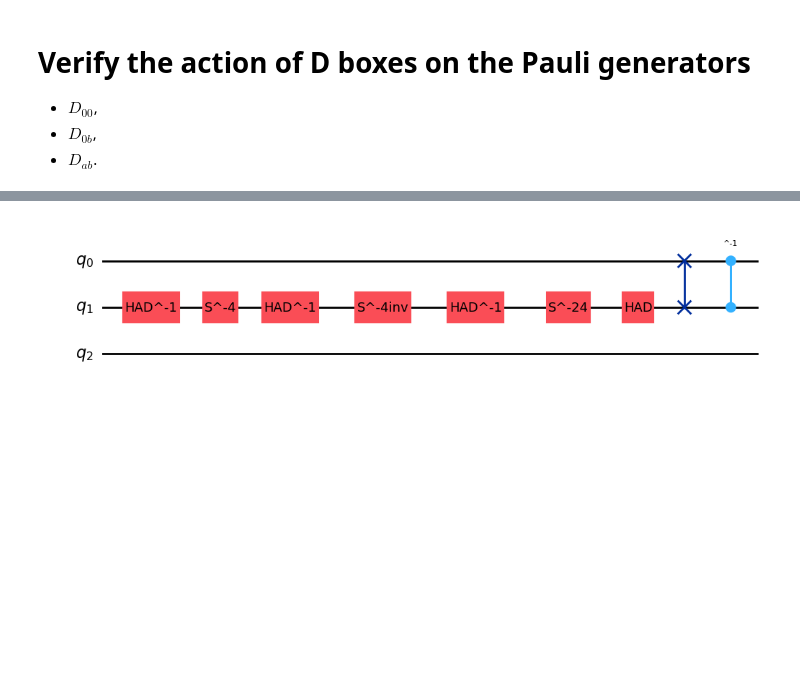
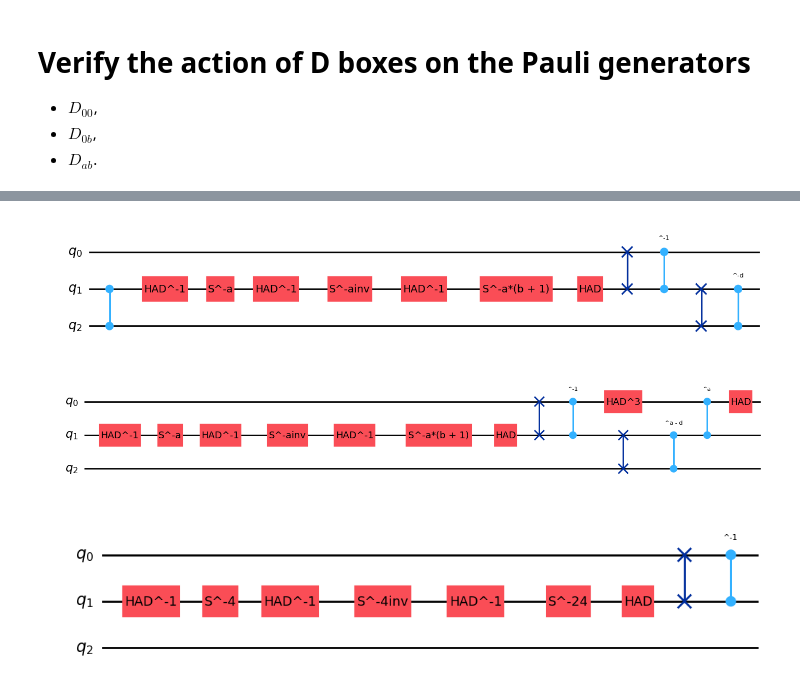
Before and after one commit to SarahMMMLi/QuditClifford, a Jupyter notebook: notebooks/BoxRelation-Soundness.ipynb, the cells around one changed output, grey strips where cells are left out. Drawn from its saved outputs; the diff is of its cells as text; code cells hidden in the pictures; blank space fills up the shorter version.

```diff
--- a/notebooks/BoxRelation-Soundness.ipynb
+++ b/notebooks/BoxRelation-Soundness.ipynb
@@ -471,5 +921,7 @@ def instantiate_D_box(a, b, j, k, n, p):
 # %%
 from dizx.circuit.gates import CZ, CX, HAD, S#, Z, X
+
+
 a = symbols("a")
 b = symbols("b")
 c = symbols("c")
@@ -487,52 +939,38 @@ D0dminusa_12 = instantiate_D_box(0, d-a, j=1, k=2, n=3, p=23)
 Dcd_12 = instantiate_D_box(c, d, j=1, k=2, n=3, p=23)
 Dabminusc_01 = instantiate_D_box(a, b-c, j=0, k=1, n=3, p=23)
 Dcdminusa_12 = instantiate_D_box(c, d-a, j=1, k=2, n=3, p=23)
 
 BR63lhs = dizx.Circuit(qudit_amount=3, dim=p)
 BR63rhs = dizx.Circuit(qudit_amount=3, dim=p)
 BR63lhs += CZ(1,2) + D0b_01 + D0d_12
 BR63rhs += D0b_01 + D0d_12 + CZ(0,1)
 
 BR64lhs = dizx.Circuit(qudit_amount=3, dim=p)
 BR64rhs = dizx.Circuit(qudit_amount=3, dim=p)
 BR64lhs += CZ(1,2) + D0b_01 + Dcd_12
 BR64rhs += D0bminusc_01 + Dcd_12 + HAD(1)**3 + CZ(0,1) ** c + HAD(1)
 
 BR65lhs = dizx.Circuit(qudit_amount=3, dim=p)
 BR65rhs = dizx.Circuit(qudit_amount=3, dim=p)
 BR65lhs += CZ(1,2) + Dab_01 + D0d_12
 BR65rhs += Dab_01 + D0dminusa_12 + HAD(0)**3 + CZ(0,1) ** a + HAD(0)
+display(BR65lhs.draw())
+display(BR65rhs.draw())
 
 BR66lhs = dizx.Circuit(qudit_amount=3, dim=p)
 BR66rhs = dizx.Circuit(qudit_amount=3, dim=p)
 BR66lhs += CZ(1,2) + Dab_01 + Dcd_12
 BR66rhs += Dabminusc_01 + Dcdminusa_12 + HAD(0)**3 + HAD(1)**3 + S(0)**(-a * c) + S(1)**(-a * c) + CZ(0,1) ** (a*c) + HAD(0) + HAD(1)
 
 # Put all circuits into lists in order ---
 lhs_list = [BR63lhs, BR64lhs, BR65lhs, BR66lhs]
 rhs_list = [BR63rhs, BR64rhs, BR65rhs, BR66rhs]
 
 # Give each pair a readable name (same order!)
 relation_names = ["BR63", "BR64", "BR65", "BR66"]
-
-# display(BR63lhs.draw())
-# display(BR63rhs.draw())
-# print(BR63lhs.to_symplectic_matrix())
-# print(BR63rhs.to_symplectic_matrix())
-# print(compare_matrices3(BR63lhs.to_symplectic_matrix(), BR63rhs.to_symplectic_matrix(), modulus=23))
-
-
-
-
-# display(BR64lhs.draw())
-# display(BR64rhs.draw())
-# print(compare_matrices3(BR64lhs.to_symplectic_matrix(), BR64rhs.to_symplectic_matrix(), modulus=23))
-
-
-
-
-
-# BR63lhs.to_symplectic_matrix()
+# %% [output]
+[figure, added]
+[figure, added]
 # %%
 import os
 primes = [3, 5, 7, 11, 13, 19, 23]
```
Also changed, not shown: parts of 17 cells of this notebook, 14 other files.
